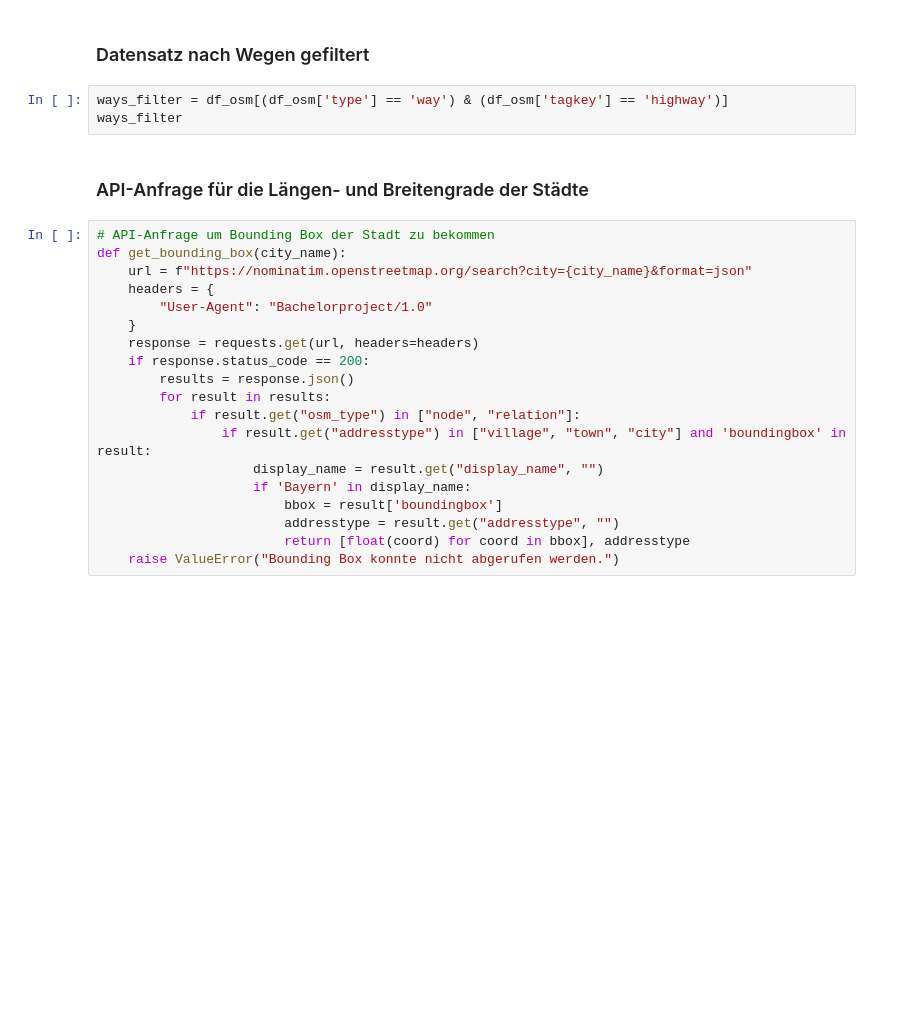
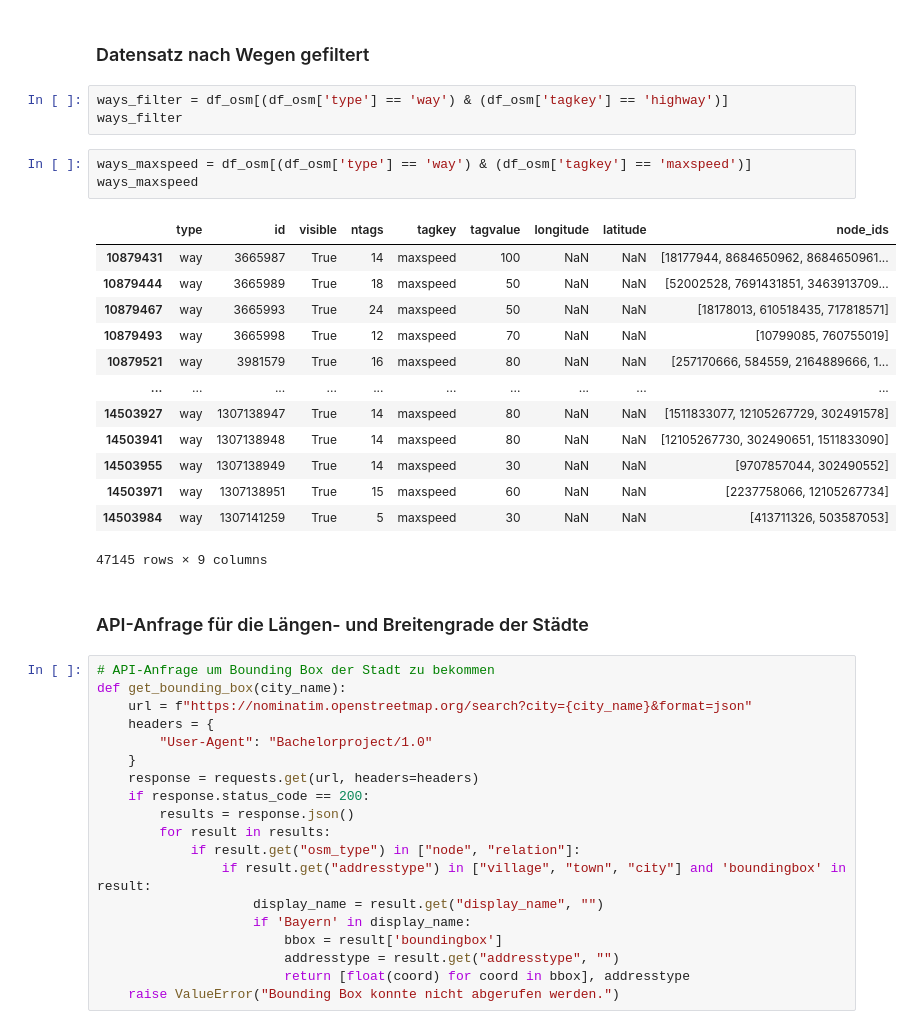
Before and after one commit to Samuelscoding/Bachelorarbeit, a Jupyter notebook: Dataset_Visualization.ipynb, the cells around one changed output. Cells and saved outputs as stored; diff of their text form; blank space fills up the shorter version.

```diff
--- a/Dataset_Visualization.ipynb
+++ b/Dataset_Visualization.ipynb
@@ -617,6 +617,23 @@ df_osm
 # %%
 ways_filter = df_osm[(df_osm['type'] == 'way') & (df_osm['tagkey'] == 'highway')]
 ways_filter
+# %%
+ways_maxspeed = df_osm[(df_osm['type'] == 'way') & (df_osm['tagkey'] == 'maxspeed')]
+ways_maxspeed
+# %% [output]
+|  | type | id | visible | ntags | tagkey | tagvalue | longitude | latitude | node_ids |
+| 10879431 | way | 3665987 | True | 14 | maxspeed | 100 | NaN | NaN | [18177944, 8684650962, 8684650961... |
+| 10879444 | way | 3665989 | True | 18 | maxspeed | 50 | NaN | NaN | [52002528, 7691431851, 3463913709... |
+| 10879467 | way | 3665993 | True | 24 | maxspeed | 50 | NaN | NaN | [18178013, 610518435, 717818571] |
+| 10879493 | way | 3665998 | True | 12 | maxspeed | 70 | NaN | NaN | [10799085, 760755019] |
+| 10879521 | way | 3981579 | True | 16 | maxspeed | 80 | NaN | NaN | [257170666, 584559, 2164889666, 1... |
+| ... | ... | ... | ... | ... | ... | ... | ... | ... | ... |
+| 14503927 | way | 1307138947 | True | 14 | maxspeed | 80 | NaN | NaN | [1511833077, 12105267729, 302491578] |
+| 14503941 | way | 1307138948 | True | 14 | maxspeed | 80 | NaN | NaN | [12105267730, 302490651, 1511833090] |
+| 14503955 | way | 1307138949 | True | 14 | maxspeed | 30 | NaN | NaN | [9707857044, 302490552] |
+| 14503971 | way | 1307138951 | True | 15 | maxspeed | 60 | NaN | NaN | [2237758066, 12105267734] |
+| 14503984 | way | 1307141259 | True | 5 | maxspeed | 30 | NaN | NaN | [413711326, 503587053] |
+47145 rows × 9 columns
 # %% [markdown]
 ### API-Anfrage für die Längen- und Breitengrade der Städte
 # %%
```
Also changed, not shown: parts of 3 cells of this notebook.
